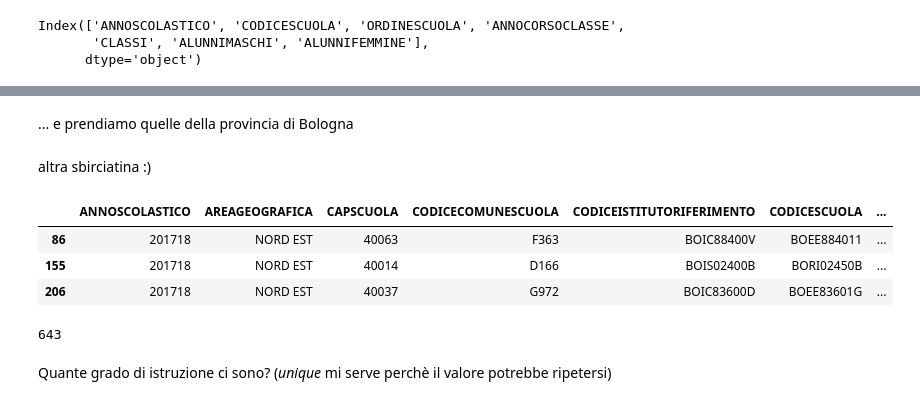
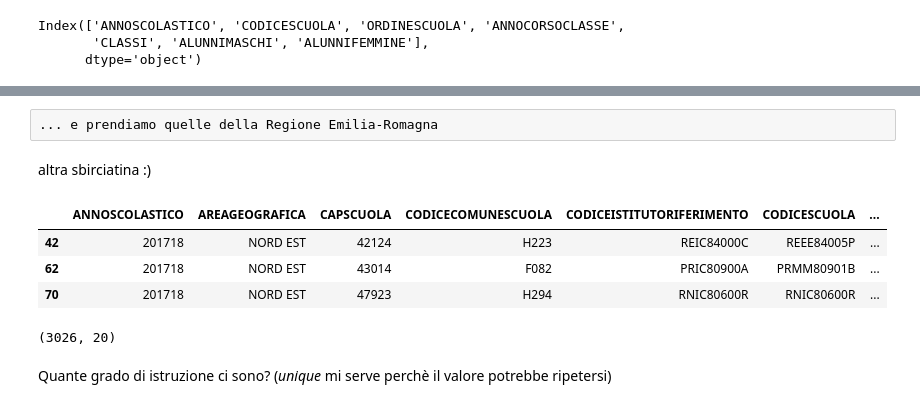
Before and after one commit to napo/opendatamiur, a Jupyter notebook: MIUR_OpenData.ipynb, the cells around one changed output, grey strips where cells are left out. Drawn from its saved outputs; the diff is of its cells as text; code cells hidden in the pictures.

```diff
--- a/MIUR_OpenData.ipynb
+++ b/MIUR_OpenData.ipynb
@@ -420,2 +502,0 @@ Index(['ANNOSCOLASTICO', 'CODICESCUOLA', 'ORDINESCUOLA', 'ANNOCORSOCLASSE',
-# %% [markdown]
-... e prendiamo quelle della provincia di Bologna
@@ -424,17 +503,21 @@ scuole_provincia_bologna=scuole_italiane[scuole_italiane.PROVINCIA == 'BOLOGNA']
+# %% [raw]
+... e prendiamo quelle della Regione Emilia-Romagna
+# %%
+scuole_RER=scuole_italiane[scuole_italiane.REGIONE == 'EMILIA ROMAGNA']
 # %% [markdown]
 altra sbirciatina :)
 # %%
-scuole_provincia_bologna.head(3)
+scuole_RER.head(3)
 # %% [output]
 |  | ANNOSCOLASTICO | AREAGEOGRAFICA | CAPSCUOLA | CODICECOMUNESCUOLA | CODICEISTITUTORIFERIMENTO | CODICESCUOLA | ... |
-| 86 | 201718 | NORD EST | 40063 | F363 | BOIC88400V | BOEE884011 | ... |
-| 155 | 201718 | NORD EST | 40014 | D166 | BOIS02400B | BORI02450B | ... |
-| 206 | 201718 | NORD EST | 40037 | G972 | BOIC83600D | BOEE83601G | ... |
+| 42 | 201718 | NORD EST | 42124 | H223 | REIC84000C | REEE84005P | ... |
+| 62 | 201718 | NORD EST | 43014 | F082 | PRIC80900A | PRMM80901B | ... |
+| 70 | 201718 | NORD EST | 47923 | H294 | RNIC80600R | RNIC80600R | ... |
 # %%
 #Quante sono?
-scuole_provincia_bologna.CODICESCUOLA.size
+scuole_RER.shape
 # %% [output]
-643
+(3026, 20)
 # %% [markdown]
 Quante grado di istruzione ci sono?
 (_unique_ mi serve perchè il valore potrebbe ripetersi)
```
Also changed, not shown: parts of 25 cells of this notebook.
